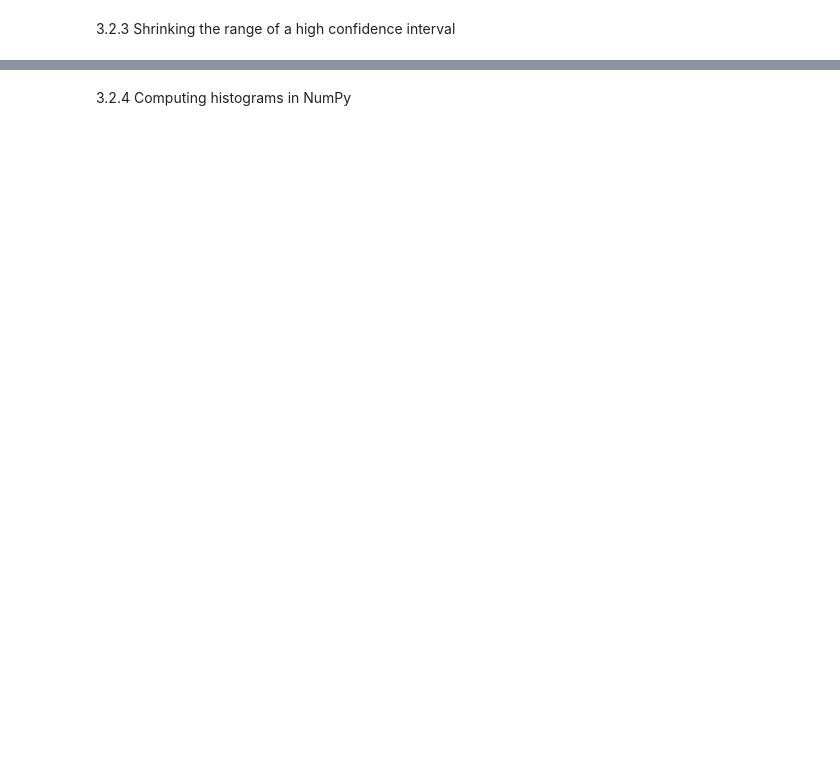
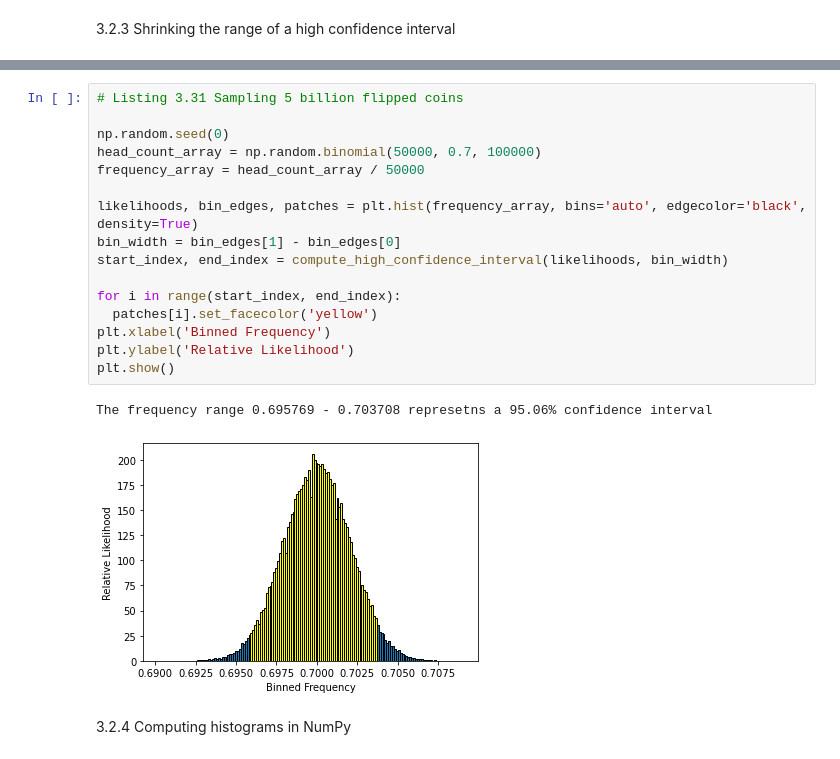
Before and after one commit to slp22/case-studies, a Jupyter notebook: book_camp_1.ipynb, the cells around one changed output, grey strips where cells are left out. Drawn from its saved outputs; the diff is of its cells as text; blank space fills up the shorter version.

```diff
--- a/book_camp_1.ipynb
+++ b/book_camp_1.ipynb
@@ -666,2 +742,21 @@ The bin for frequency range 0.6945 - 0.6993125 contains 72 elements
+# %%
+# Listing 3.31 Sampling 5 billion flipped coins
+
+np.random.seed(0)
+head_count_array = np.random.binomial(50000, 0.7, 100000)
+frequency_array = head_count_array / 50000
+
+likelihoods, bin_edges, patches = plt.hist(frequency_array, bins='auto', edgecolor='black', density=True)
+bin_width = bin_edges[1] - bin_edges[0]
+start_index, end_index = compute_high_confidence_interval(likelihoods, bin_width)
+
+for i in range(start_index, end_index):
+  patches[i].set_facecolor('yellow')
+plt.xlabel('Binned Frequency')
+plt.ylabel('Relative Likelihood')
+plt.show()
+# %% [output]
+The frequency range 0.695769 - 0.703708 represetns a 95.06% confidence interval
+[figure, added]
 # %% [markdown]
 3.2.4 Computing histograms in NumPy
```
Also changed, not shown: parts of 20 cells of this notebook.
